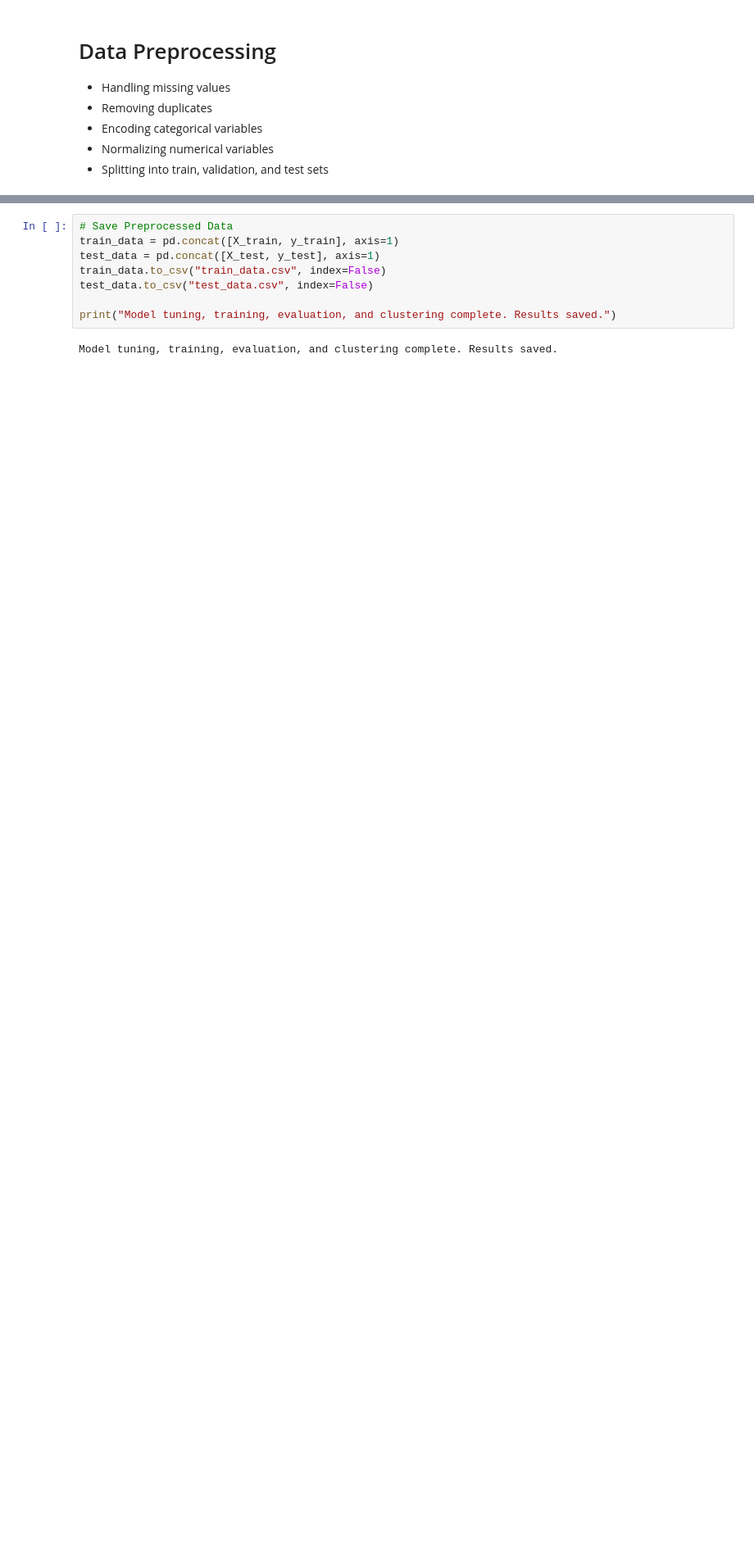
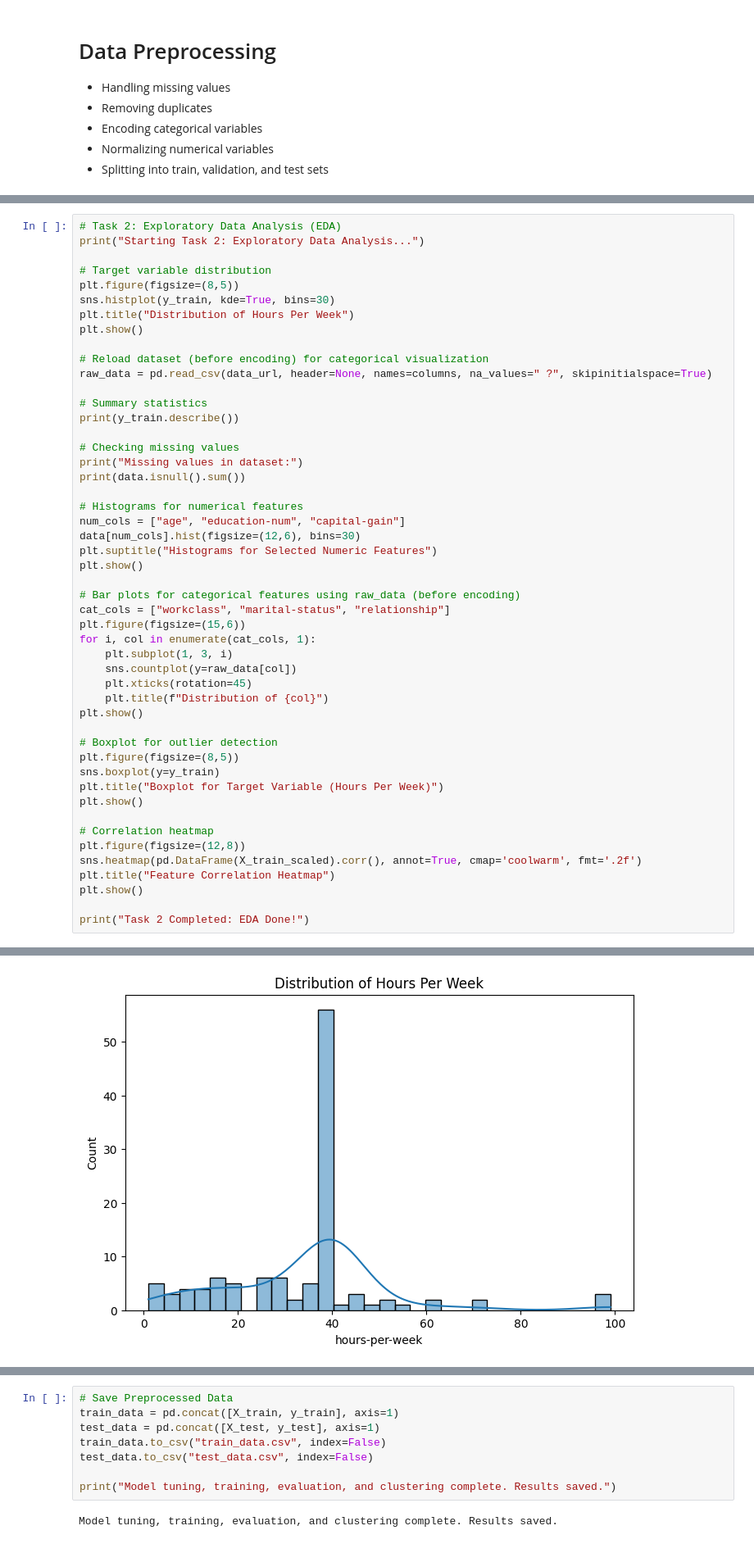
Before and after one commit to HG20/MachineLearningProject, a Jupyter notebook: Census_ML_Project_HG.ipynb, the cells around one changed output, grey strips where cells are left out. Shown: that part at 82% size. Drawn from its saved outputs; the diff is of its cells as text; blank space fills up the shorter version.

```diff
--- a/Census_ML_Project_HG.ipynb
+++ b/Census_ML_Project_HG.ipynb
@@ -123,0 +82,50 @@ MAE: 0.6742887426630902, MSE: 0.7354992405260499, RMSE: 0.8576125235361538, R²
+# %%
+# Task 2: Exploratory Data Analysis (EDA)
+print("Starting Task 2: Exploratory Data Analysis...")
+
+# Target variable distribution
+plt.figure(figsize=(8,5))
+sns.histplot(y_train, kde=True, bins=30)
+plt.title("Distribution of Hours Per Week")
+plt.show()
+
+# Reload dataset (before encoding) for categorical visualization
+raw_data = pd.read_csv(data_url, header=None, names=columns, na_values=" ?", skipinitialspace=True)
+
+# Summary statistics
+print(y_train.describe())
+
+# Checking missing values
+print("Missing values in dataset:")
+print(data.isnull().sum())
+
+# Histograms for numerical features
+num_cols = ["age", "education-num", "capital-gain"]
+data[num_cols].hist(figsize=(12,6), bins=30)
+plt.suptitle("Histograms for Selected Numeric Features")
+plt.show()
+
+# Bar plots for categorical features using raw_data (before encoding)
+cat_cols = ["workclass", "marital-status", "relationship"]
+plt.figure(figsize=(15,6))
+for i, col in enumerate(cat_cols, 1):
+    plt.subplot(1, 3, i)
+    sns.countplot(y=raw_data[col])
+    plt.xticks(rotation=45)
+    plt.title(f"Distribution of {col}")
+plt.show()
+
+# Boxplot for outlier detection
+plt.figure(figsize=(8,5))
+sns.boxplot(y=y_train)
+plt.title("Boxplot for Target Variable (Hours Per Week)")
+plt.show()
+
+# Correlation heatmap
+plt.figure(figsize=(12,8))
+sns.heatmap(pd.DataFrame(X_train_scaled).corr(), annot=True, cmap='coolwarm', fmt='.2f')
+plt.title("Feature Correlation Heatmap")
+plt.show()
+
+print("Task 2 Completed: EDA Done!")
+# %% [output]
@@ -123,0 +133 @@ MAE: 0.6742887426630902, MSE: 0.7354992405260499, RMSE: 0.8576125235361538, R²
+[figure, added]
```
Also changed, not shown: parts of 10 cells of this notebook, 2 other files.
